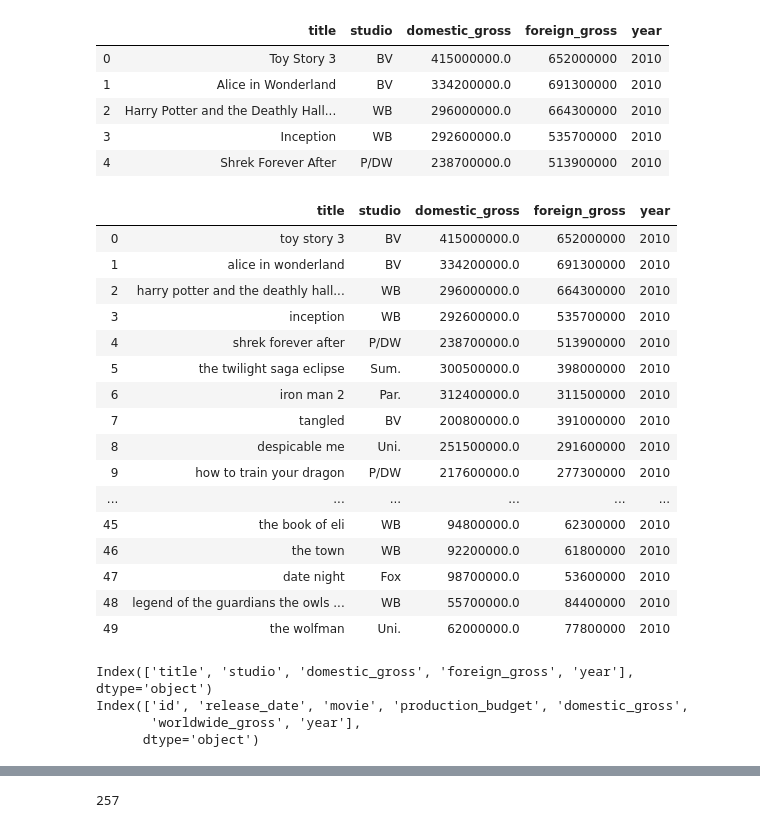
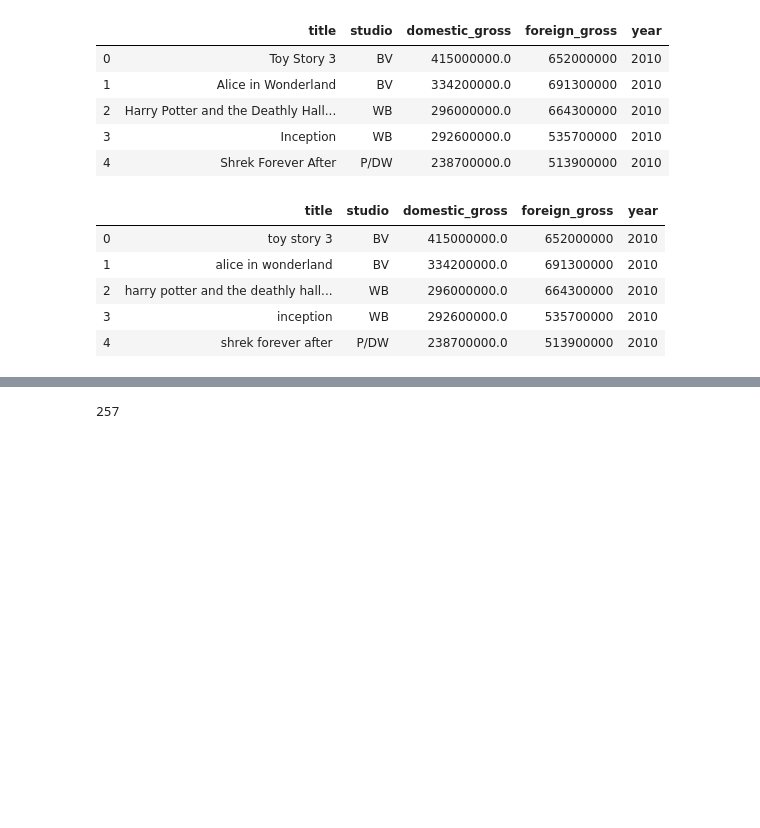
Before and after one commit to maxtingle11/Microsoft-Studios-Market-Analysis, a Jupyter notebook: Nathan_EDA.ipynb, the cells around one changed output, grey strips where cells are left out. Cells and saved outputs as stored; diff of their text form; code cells hidden in the pictures; blank space fills up the shorter version.

```diff
--- a/Nathan_EDA.ipynb
+++ b/Nathan_EDA.ipynb
@@ -125,39 +114,11 @@ title_string_format_standardization(bom, 'title')
 # %%
 title_string_format_standardization(tn, 'movie')
 # %%
-bom.head(50)
+bom.head()
 # %% [output]
 |  | title | studio | domestic_gross | foreign_gross | year |
 | 0 | toy story 3 | BV | 415000000.0 | 652000000 | 2010 |
 | 1 | alice in wonderland | BV | 334200000.0 | 691300000 | 2010 |
 | 2 | harry potter and the deathly hall... | WB | 296000000.0 | 664300000 | 2010 |
 | 3 | inception | WB | 292600000.0 | 535700000 | 2010 |
 | 4 | shrek forever after | P/DW | 238700000.0 | 513900000 | 2010 |
-| 5 | the twilight saga eclipse | Sum. | 300500000.0 | 398000000 | 2010 |
-| 6 | iron man 2 | Par. | 312400000.0 | 311500000 | 2010 |
-| 7 | tangled | BV | 200800000.0 | 391000000 | 2010 |
-| 8 | despicable me | Uni. | 251500000.0 | 291600000 | 2010 |
-| 9 | how to train your dragon | P/DW | 217600000.0 | 277300000 | 2010 |
-| ... | ... | ... | ... | ... | ... |
-| 45 | the book of eli | WB | 94800000.0 | 62300000 | 2010 |
-| 46 | the town | WB | 92200000.0 | 61800000 | 2010 |
-| 47 | date night | Fox | 98700000.0 | 53600000 | 2010 |
-| 48 | legend of the guardians the owls ... | WB | 55700000.0 | 84400000 | 2010 |
-| 49 | the wolfman | Uni. | 62000000.0 | 77800000 | 2010 |
-# %%
-print(bom.columns)
-# print(tmdb.columns)
-print(tn.columns)
-#only keeping certain columns, and dropping the 5 rows from bom that have nulls since the count is so low.
-bom = bom[['title', 'studio']]
-# tmdb = tmdb[['genre_ids', 'original_language', 'popularity',
-#              'release_date', 'title', 'vote_average', 'vote_count']]
-tn = tn[['movie', 'release_date', 'production_budget', 'domestic_gross',
-           'worldwide_gross']]
-bom.dropna(inplace=True)
-# recreate foreign gross
-# %% [output]
-Index(['title', 'studio', 'domestic_gross', 'foreign_gross', 'year'], dtype='object')
-Index(['id', 'release_date', 'movie', 'production_budget', 'domestic_gross',
-       'worldwide_gross', 'year'],
-      dtype='object')
```
Also changed, not shown: parts of 73 cells of this notebook, 1 other file.
